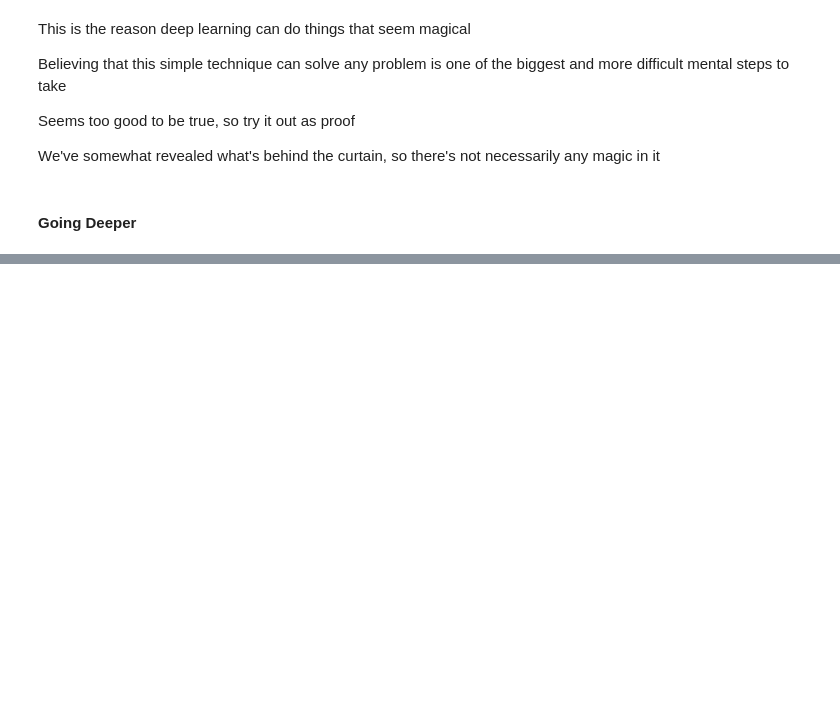
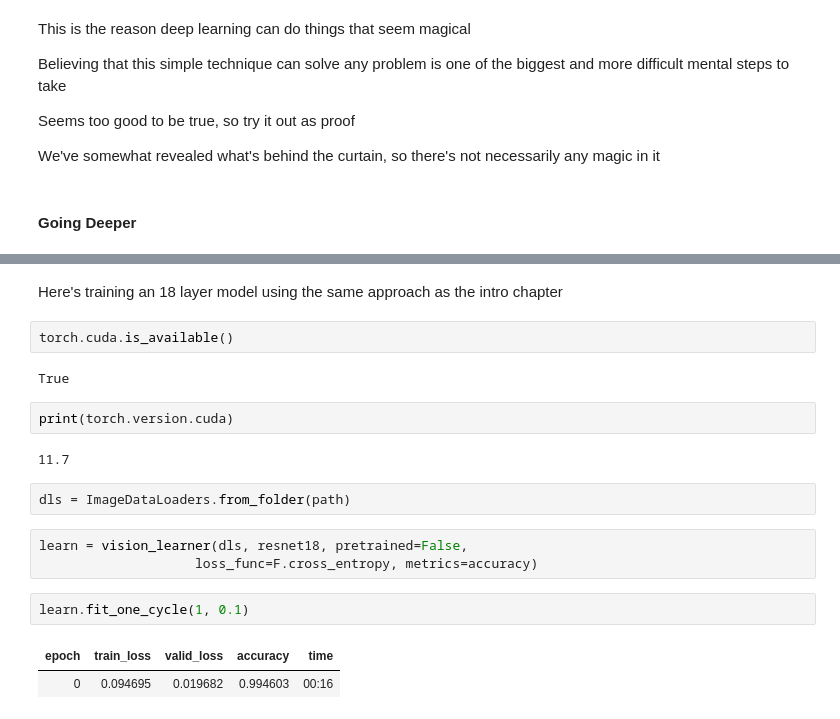
Before and after one commit to peterbull/deep-learning-projects, a Jupyter notebook: 04_ch.ipynb, the cells around one changed output, grey strips where cells are left out. Saved outputs shown, nothing was run; the diff lists cells and outputs as text; blank space fills up the shorter version.

Commit message:
Run nb after cuda fix

```diff
--- a/04_ch.ipynb
+++ b/04_ch.ipynb
@@ -2091,0 +2110,20 @@ We've somewhat revealed what's behind the curtain, so there's not necessarily an
+# %% [markdown]
+Here's training an 18 layer model using the same approach as the intro chapter
+# %%
+torch.cuda.is_available()
+# %% [output]
+True
+# %%
+print(torch.version.cuda)
+# %% [output]
+11.7
+# %%
+dls = ImageDataLoaders.from_folder(path)
+# %%
+learn = vision_learner(dls, resnet18, pretrained=False,
+                    loss_func=F.cross_entropy, metrics=accuracy)
+# %%
+learn.fit_one_cycle(1, 0.1)
+# %% [output]
+| epoch | train_loss | valid_loss | accuracy | time |
+| 0 | 0.094695 | 0.019682 | 0.994603 | 00:16 |
```
Also changed, not shown: parts of 6 cells of this notebook.
